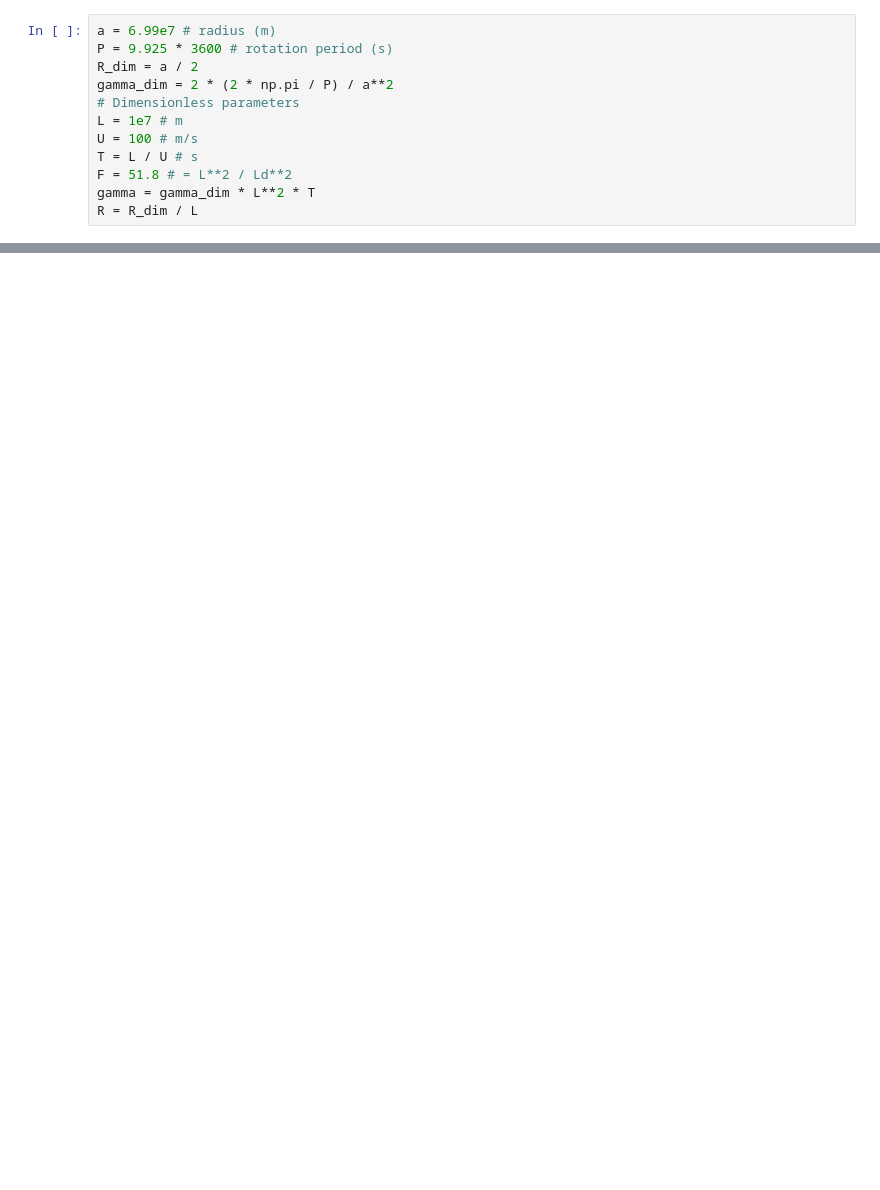
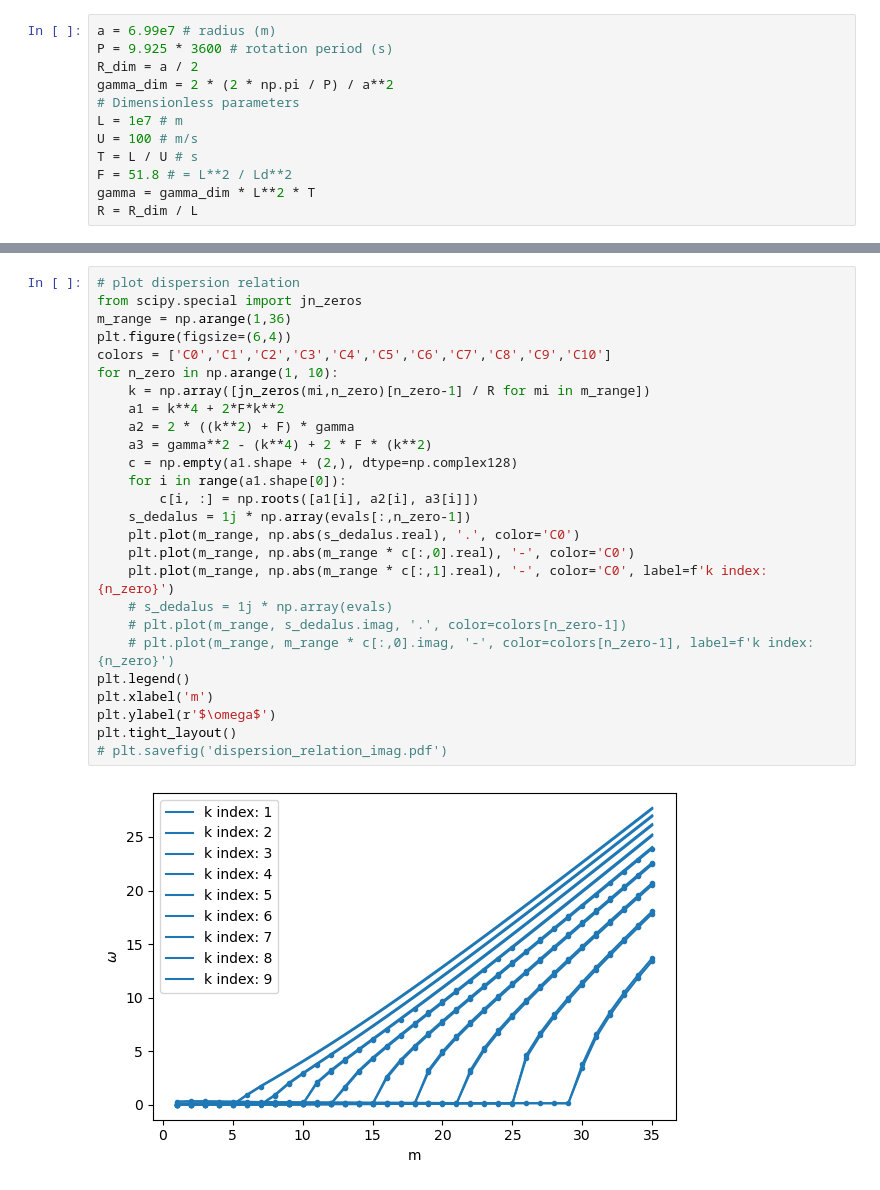
Before and after one commit to linyao1999/JupiterVortex, a Jupyter notebook: EVP_dry_2L.ipynb, the cells around one changed output, grey strips where cells are left out. Saved outputs shown, nothing was run; the diff lists cells and outputs as text; blank space fills up the shorter version.

```diff
--- a/EVP_dry_2L.ipynb
+++ b/EVP_dry_2L.ipynb
@@ -95,0 +56,28 @@ plt.tight_layout()
+# %%
+# plot dispersion relation
+from scipy.special import jn_zeros
+m_range = np.arange(1,36)
+plt.figure(figsize=(6,4))
+colors = ['C0','C1','C2','C3','C4','C5','C6','C7','C8','C9','C10']
+for n_zero in np.arange(1, 10):
+    k = np.array([jn_zeros(mi,n_zero)[n_zero-1] / R for mi in m_range])
+    a1 = k**4 + 2*F*k**2
+    a2 = 2 * ((k**2) + F) * gamma
+    a3 = gamma**2 - (k**4) + 2 * F * (k**2)
+    c = np.empty(a1.shape + (2,), dtype=np.complex128)
+    for i in range(a1.shape[0]):
+        c[i, :] = np.roots([a1[i], a2[i], a3[i]])
+    s_dedalus = 1j * np.array(evals[:,n_zero-1])
+    plt.plot(m_range, np.abs(s_dedalus.real), '.', color='C0')
+    plt.plot(m_range, np.abs(m_range * c[:,0].real), '-', color='C0')
+    plt.plot(m_range, np.abs(m_range * c[:,1].real), '-', color='C0', label=f'k index: {n_zero}')
+    # s_dedalus = 1j * np.array(evals)
+    # plt.plot(m_range, s_dedalus.imag, '.', color=colors[n_zero-1])
+    # plt.plot(m_range, m_range * c[:,0].imag, '-', color=colors[n_zero-1], label=f'k index: {n_zero}')
+plt.legend()
+plt.xlabel('m')
+plt.ylabel(r'$\omega$')
+plt.tight_layout()
+# plt.savefig('dispersion_relation_imag.pdf')
+# %% [output]
+[figure, added]
```
Also changed, not shown: parts of 8 cells of this notebook, 45 other files.
